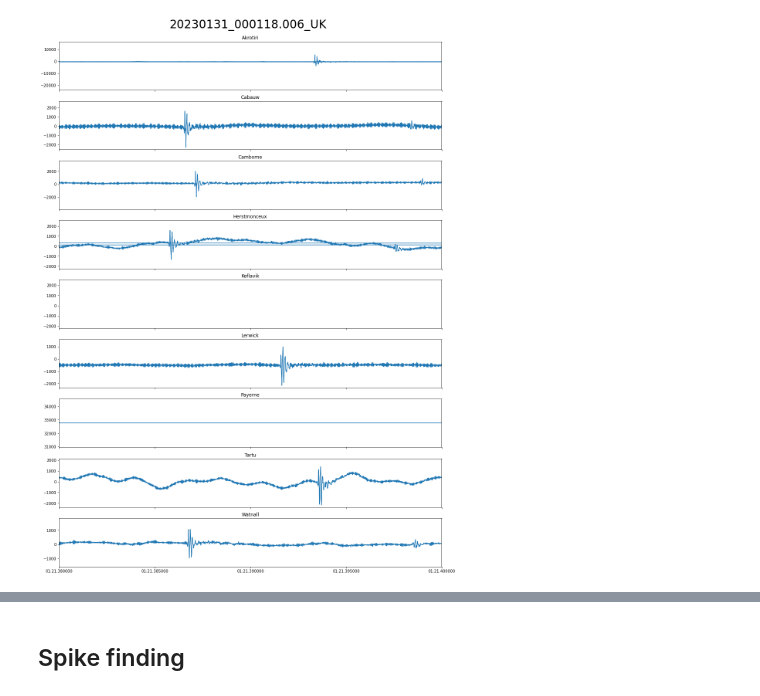
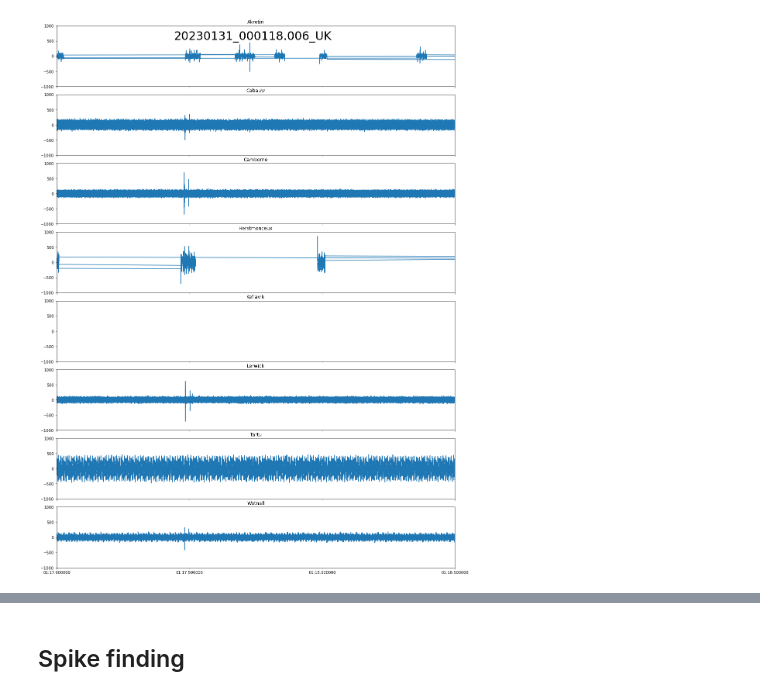
Before and after one commit to luciamedinac/ITP, a Jupyter notebook: fireball_investigation.ipynb, the cells around one changed output, grey strips where cells are left out. Saved outputs shown, nothing was run; the diff lists cells and outputs as text; code cells hidden in the pictures.

```diff
--- a/fireball_investigation.ipynb
+++ b/fireball_investigation.ipynb
@@ -97,0 +100,14 @@ for site in datadict:
+# %%
+# Define the lower and upper limits of the bandpass filter
+lower_f = 200
+upper_f = 20000
+
+for site in datadict:
+    # Define the signal that is to be reduced
+    sig = datadict[site]['waveform']
+    #
+    sos = signal.butter(6, [lower_f,upper_f], 'bp', fs=1/9142e-9, output='sos')
+    # Filtered
+    filtered = signal.sosfilt(sos, sig)
+    # Create a new list in the datadict that has the values for the cleaned waveform
+    datadict[site]['cleaned_waveform'] = filtered
@@ -98,26 +123,27 @@ for site in datadict:
 # %%
 # Create a subplot to plot the data with title etc
 # sharex=True means they are plotted on the same x axis
-fig, axs = plt.subplots(len(datadict)-1,figsize=(15, 20), sharex=True, constrained_layout=True)
+fig, axs = plt.subplots(len(datadict)-2,figsize=(15, 20), sharex=True)#, constrained_layout=True)
 fig.suptitle('20230131_000118.006_UK',fontsize=30)
+plt.tight_layout()
 
 # Start an iterable so the data is plotted on seperate graphs
 i = 0
 
 # Loop over each site in the datadict and plot them
 for site in datadict.keys():
     # Dunkeswell being Dunkeswell
-    if site == 'Dunkeswell':
+    if site == 'Dunkeswell' or site == 'Payerne':
         pass
     else:
-        axs[i].plot(datadict[site]['time_inc_atd'],datadict[site]['waveform'])
+        axs[i].plot(datadict[site]['time_inc_atd'],datadict[site]['cleaned_waveform'])
         axs[i].set_title(site)
 
-        # The following line can be used to zoom in on a certain x range
-        axs[i].set_xlim(np.datetime64('2023-01-31T00:01:21.38'),np.datetime64('2023-01-31T00:01:21.40'))
+        # The following line can be used to zoom in on a certain x or y range
+        axs[i].set_xlim(np.datetime64('2023-01-31T00:01:17'),np.datetime64('2023-01-31T00:01:18.5'))
+        axs[i].set_ylim(-1000,1000)
 
         i += 1
-
 #fig.savefig('31-01-2023_Figure.png')
 # %% [output]
-[figure, old version]
+[figure, new version]
```
Also changed, not shown: parts of 14 cells of this notebook.
